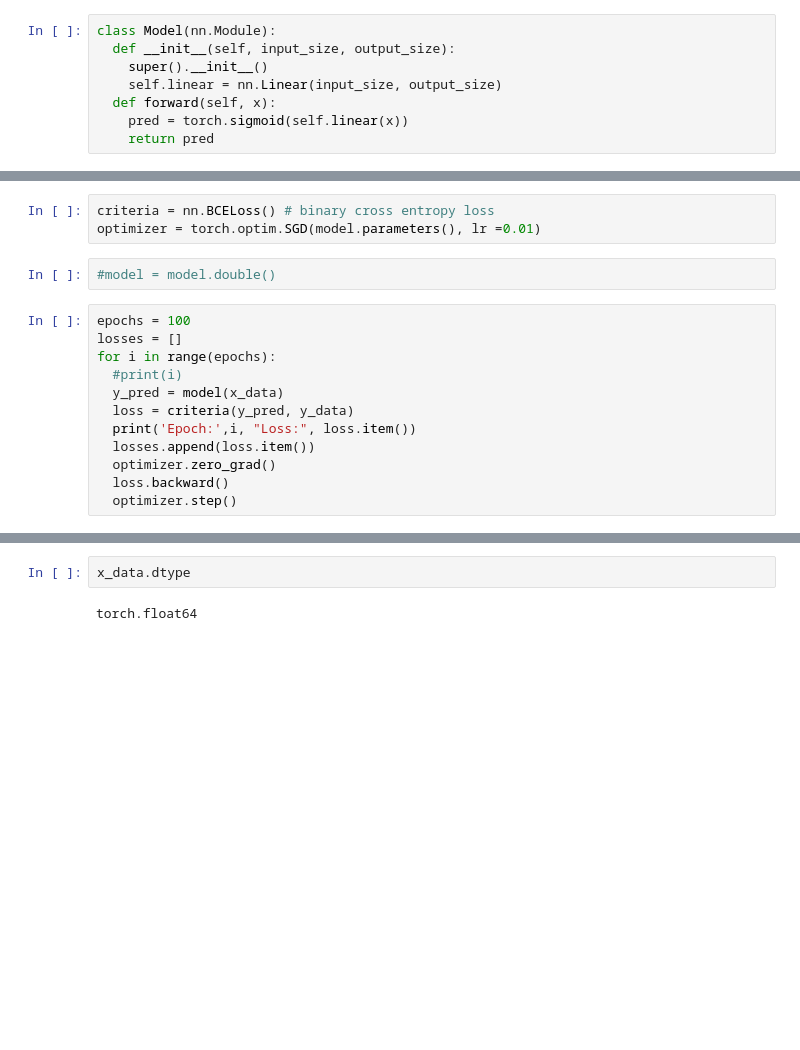
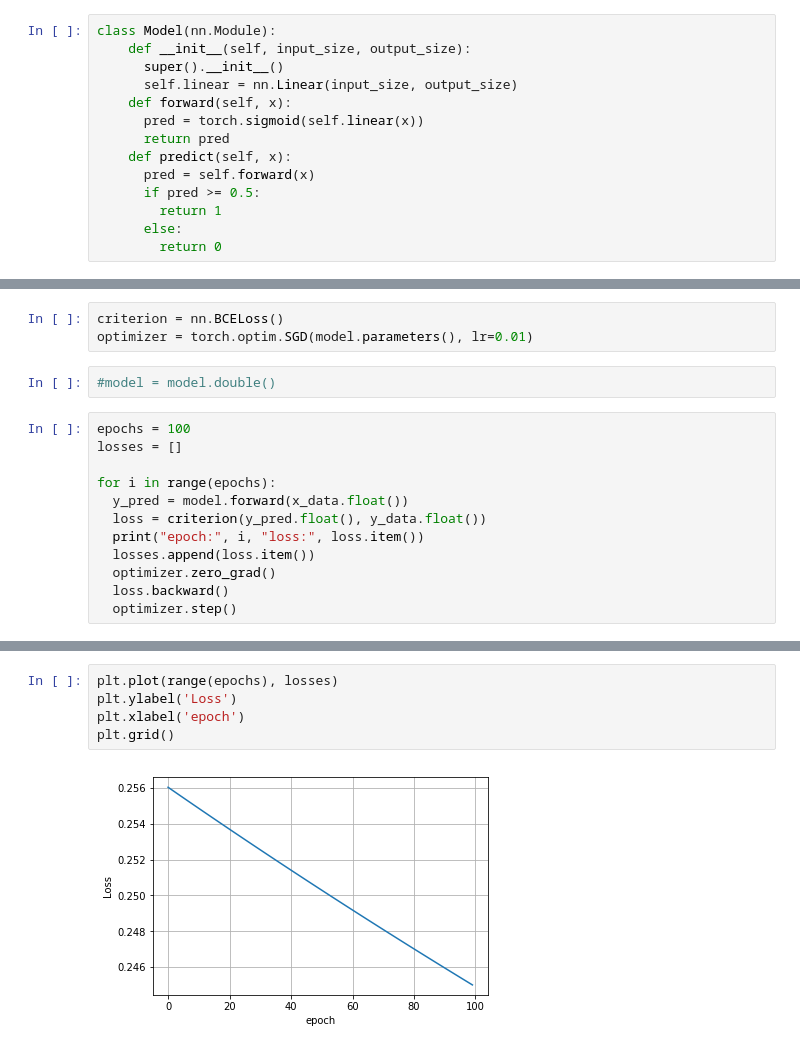
Before and after one commit to aditya00kumar/data-science-with-python, a Jupyter notebook: Perceptron_pytorch.ipynb, the cells around one changed output, grey strips where cells are left out. Drawn from its saved outputs; the diff is of its cells as text; blank space fills up the shorter version.

```diff
--- a/Perceptron_pytorch.ipynb
+++ b/Perceptron_pytorch.ipynb
@@ -58,11 +31,17 @@ def scatter_plot():
 **Model**
 # %%
 class Model(nn.Module):
-  def __init__(self, input_size, output_size):
-    super().__init__()
-    self.linear = nn.Linear(input_size, output_size)
-  def forward(self, x):
-    pred = torch.sigmoid(self.linear(x))
-    return pred
+    def __init__(self, input_size, output_size):
+      super().__init__()
+      self.linear = nn.Linear(input_size, output_size)
+    def forward(self, x):
+      pred = torch.sigmoid(self.linear(x))
+      return pred
+    def predict(self, x):
+      pred = self.forward(x)
+      if pred >= 0.5:
+        return 1
+      else:
+        return 0
 # %%
 torch.manual_seed(2)
@@ -104,18 +73,18 @@ plot_fit('test')
 # %% [output]
 [figure]
 # %%
-criteria = nn.BCELoss() # binary cross entropy loss
-optimizer = torch.optim.SGD(model.parameters(), lr =0.01)
+criterion = nn.BCELoss()
+optimizer = torch.optim.SGD(model.parameters(), lr=0.01)
 # %%
 #model = model.double()
 # %%
 epochs = 100
 losses = []
+
 for i in range(epochs):
-  #print(i)
-  y_pred = model(x_data)
-  loss = criteria(y_pred, y_data)
-  print('Epoch:',i, "Loss:", loss.item())
+  y_pred = model.forward(x_data.float())
+  loss = criterion(y_pred.float(), y_data.float())
+  print("epoch:", i, "loss:", loss.item())
   losses.append(loss.item())
   optimizer.zero_grad()
   loss.backward()
@@ -125,4 +110,7 @@ RuntimeError: ignored
-# %%
-x_data.dtype
-# %% [output]
-torch.float64
+# %%
+plt.plot(range(epochs), losses)
+plt.ylabel('Loss')
+plt.xlabel('epoch')
+plt.grid()
+# %% [output]
+[figure, added]
```
Also changed, not shown: parts of 15 cells of this notebook.
